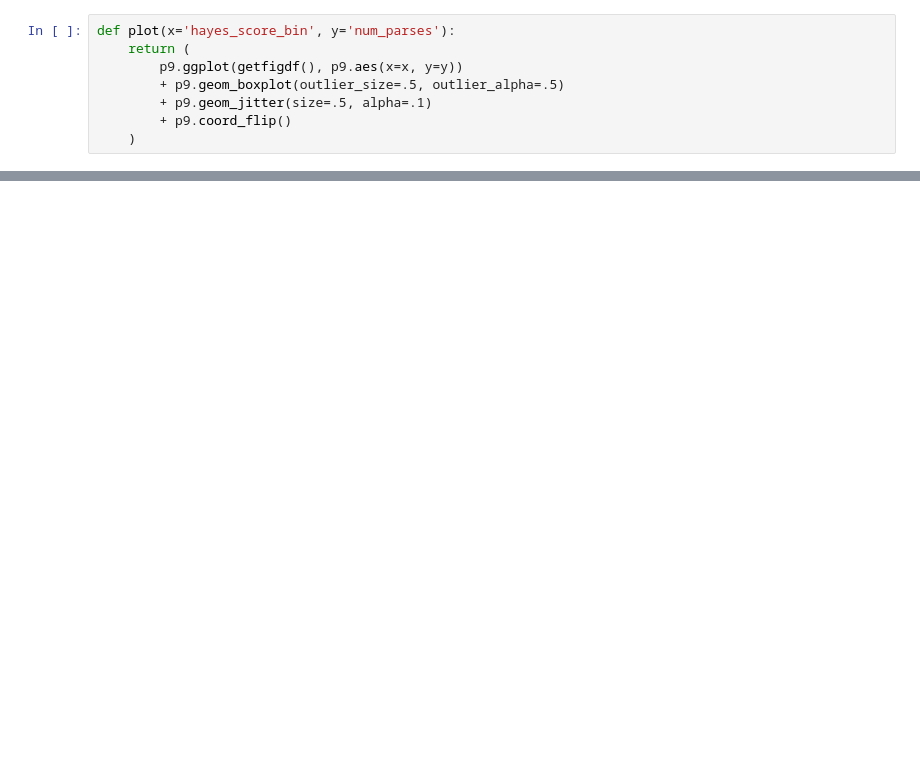
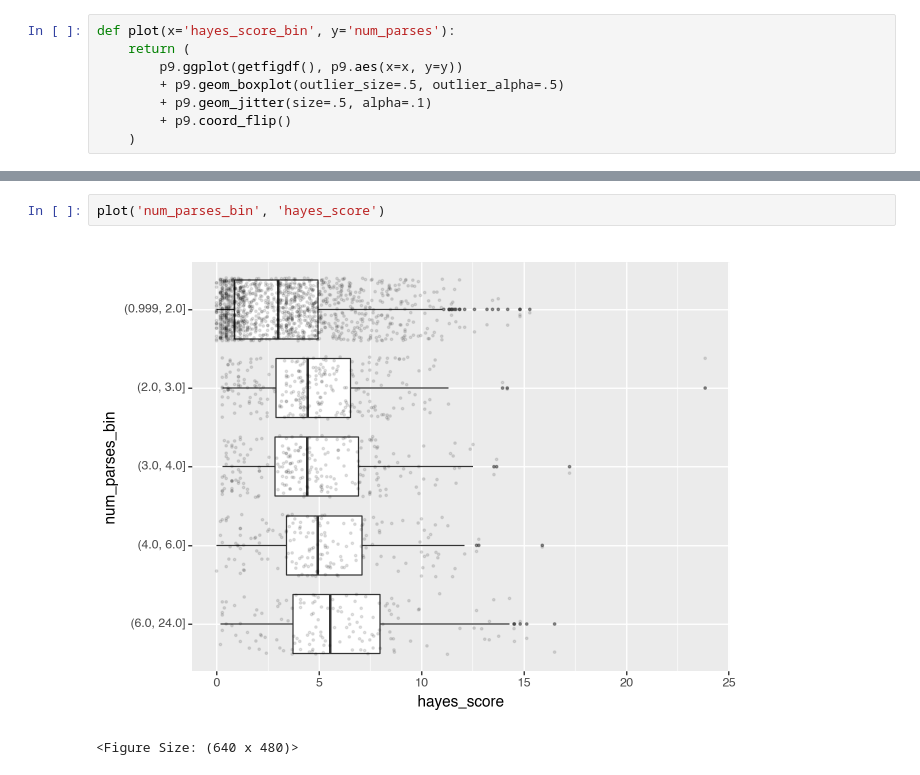
Before and after one commit to quadrismegistus/antimetrical, a Jupyter notebook: Hayes Shakespeare Annotation Correlation Test.ipynb, the cells around one changed output, grey strips where cells are left out. Cells and saved outputs as stored; diff of their text form; blank space fills up the shorter version.

```diff
--- a/Hayes Shakespeare Annotation Correlation Test.ipynb
+++ b/Hayes Shakespeare Annotation Correlation Test.ipynb
@@ -171,4 +234,9 @@ plot('hayes_score_bin', 'num_parses')
 <Figure Size: (640 x 480)>
+# %%
+plot('num_parses_bin', 'hayes_score')
+# %% [output]
+[figure, added]
+<Figure Size: (640 x 480)>
 # %%
 plot('hayes_score_bin', 'num_viols')
 # %% [output]
```
Also changed, not shown: parts of 15 cells of this notebook.
